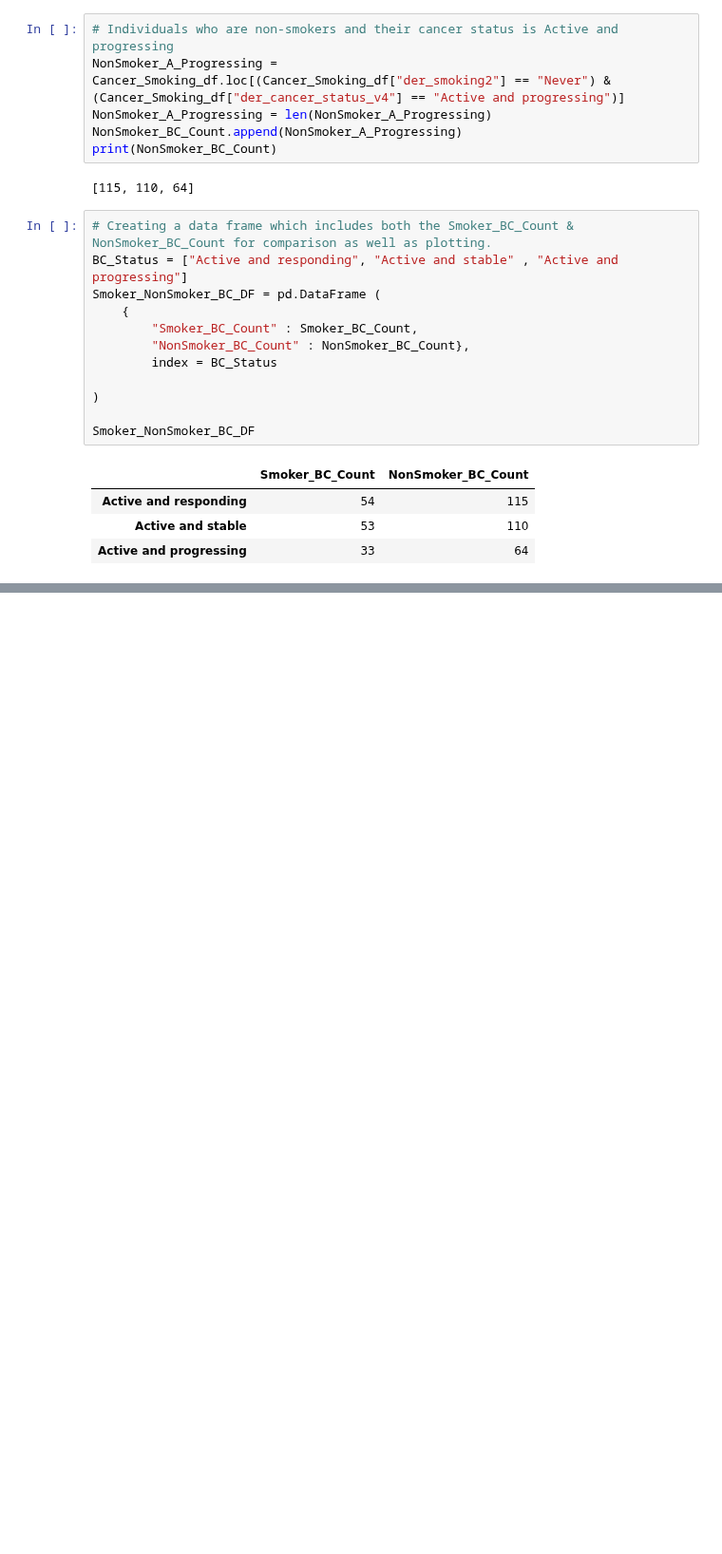
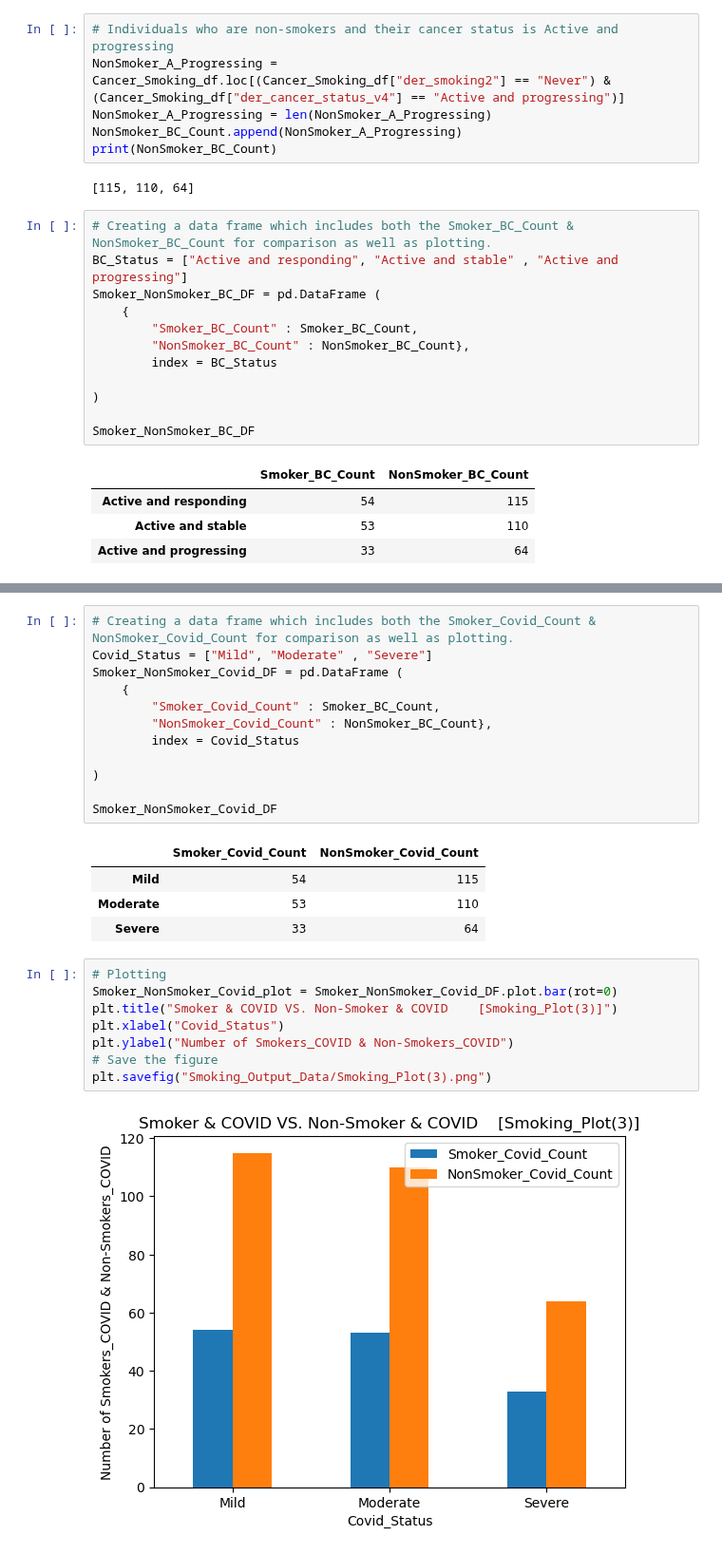
Before and after one commit to HSaleem352/Bootcamp-Project1, a Jupyter notebook: data_cleaning_MB.ipynb, the cells around one changed output, grey strips where cells are left out. Shown at 95% size. Cells and saved outputs as stored; diff of their text form; blank space fills up the shorter version.

```diff
--- a/data_cleaning_MB.ipynb
+++ b/data_cleaning_MB.ipynb
@@ -238,0 +334,27 @@ Text(0, 0.5, 'Number of Smokers_BC & Non-Smokers_BC')
+# %%
+# Creating a data frame which includes both the Smoker_Covid_Count & NonSmoker_Covid_Count for comparison as well as plotting.
+Covid_Status = ["Mild", "Moderate" , "Severe"]
+Smoker_NonSmoker_Covid_DF = pd.DataFrame (
+    {
+        "Smoker_Covid_Count" : Smoker_BC_Count,
+        "NonSmoker_Covid_Count" : NonSmoker_BC_Count},
+        index = Covid_Status
+
+)
+
+Smoker_NonSmoker_Covid_DF
+# %% [output]
+|  | Smoker_Covid_Count | NonSmoker_Covid_Count |
+| Mild | 54 | 115 |
+| Moderate | 53 | 110 |
+| Severe | 33 | 64 |
+# %%
+# Plotting
+Smoker_NonSmoker_Covid_plot = Smoker_NonSmoker_Covid_DF.plot.bar(rot=0)
+plt.title("Smoker & COVID VS. Non-Smoker & COVID    [Smoking_Plot(3)]")
+plt.xlabel("Covid_Status")
+plt.ylabel("Number of Smokers_COVID & Non-Smokers_COVID")
+# Save the figure
+plt.savefig("Smoking_Output_Data/Smoking_Plot(3).png")
+# %% [output]
+[figure, added]
```
Also changed, not shown: parts of 13 cells of this notebook, 1 other file.
